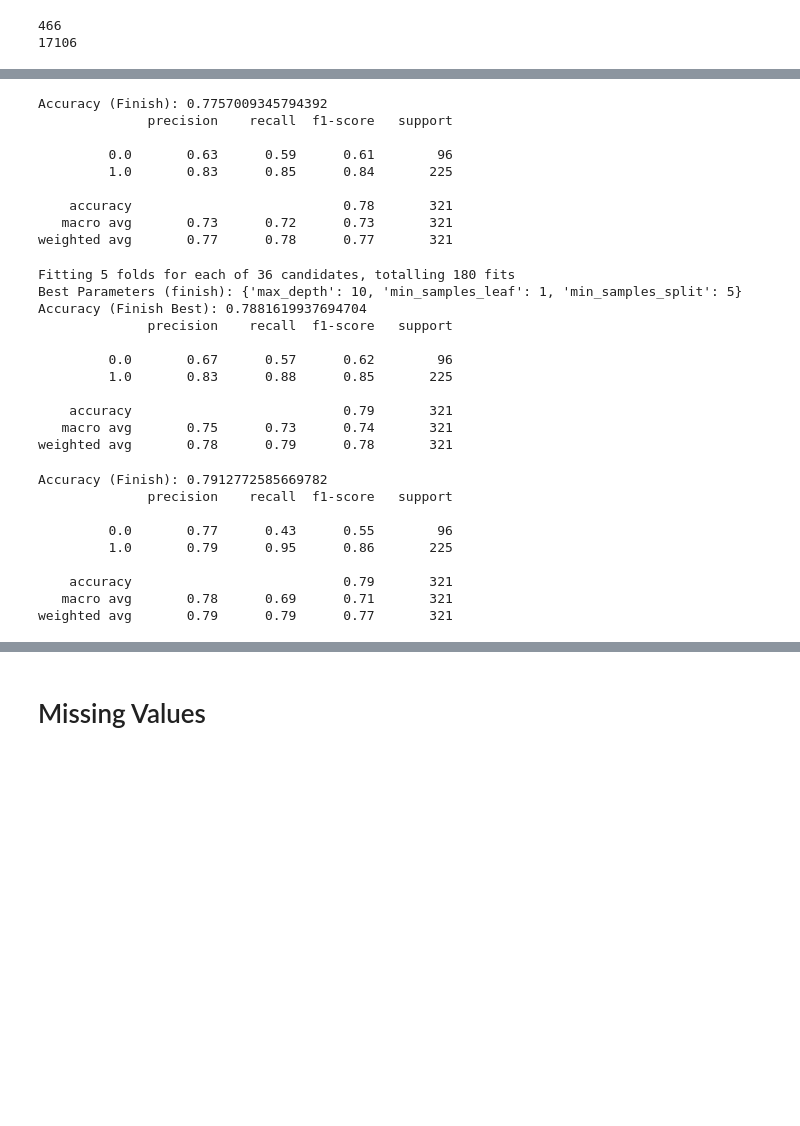
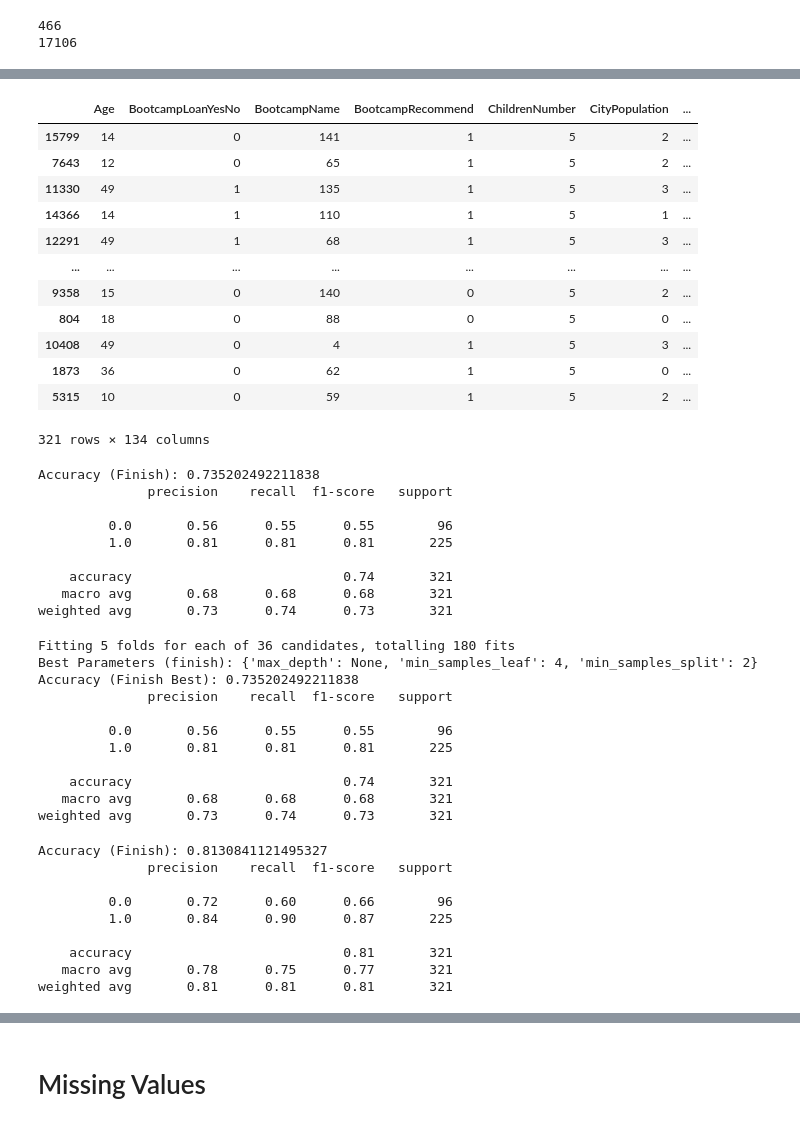
Before and after one commit to AyanaMiranda/Project-2, a Jupyter notebook: 1_Roberta/Robertas_Newcodermodel.ipynb, the cells around one changed output, grey strips where cells are left out. Saved outputs shown, nothing was run; the diff lists cells and outputs as text; code cells hidden in the pictures; blank space fills up the shorter version.

```diff
--- a/1_Roberta/Robertas_Newcodermodel.ipynb
+++ b/1_Roberta/Robertas_Newcodermodel.ipynb
@@ -332,36 +370,52 @@ y_test_finish = pd.read_csv(path_roberta + "y_test_finish.csv").values.ravel()
 # Evaluate the model
 #print("Accuracy (Attend):", accuracy_score(y_test_attend, y_pred_attend))
 #print(classification_report(y_test_attend, y_pred_attend))
+# %%
+X_test_finish
+# %% [output]
+|  | Age | BootcampLoanYesNo | BootcampName | BootcampRecommend | ChildrenNumber | CityPopulation | ... |
+| 15799 | 14 | 0 | 141 | 1 | 5 | 2 | ... |
+| 7643 | 12 | 0 | 65 | 1 | 5 | 2 | ... |
+| 11330 | 49 | 1 | 135 | 1 | 5 | 3 | ... |
+| 14366 | 14 | 1 | 110 | 1 | 5 | 1 | ... |
+| 12291 | 49 | 1 | 68 | 1 | 5 | 3 | ... |
+| ... | ... | ... | ... | ... | ... | ... | ... |
+| 9358 | 15 | 0 | 140 | 0 | 5 | 2 | ... |
+| 804 | 18 | 0 | 88 | 0 | 5 | 0 | ... |
+| 10408 | 49 | 0 | 4 | 1 | 5 | 3 | ... |
+| 1873 | 36 | 0 | 62 | 1 | 5 | 0 | ... |
+| 5315 | 10 | 0 | 59 | 1 | 5 | 2 | ... |
+321 rows × 134 columns
 # %%
 # Initialize the Decision Tree model for finish data
 dt_model_finish = DecisionTreeClassifier(random_state=42)
 
 # Convert categorical variables to dummy/indicator variables
-X_train_finish = pd.get_dummies(X_train_finish)
-X_test_finish = pd.get_dummies(X_test_finish)
+# X_train_finish = pd.get_dummies(X_train_finish) -------------------------------- chnage back if needed 10/29
+# X_test_finish = pd.get_dummies(X_test_finish)   -------------------------------- chnage back if needed 10/29
 
 # Align the columns of train and test sets
-#X_train_attend, X_test_attend = X_train_attend.align(X_test_attend, join='left', axis=1, fill_value=0)
+X_train_finish, X_test_finish = X_train_finish.align(X_test_finish, join='left', axis=1, fill_value=0)
 
 # Fit the model
 dt_model_finish.fit(X_train_finish, y_train_finish)
 
 # Make predictions
+#y_pred_finish = dt_model_finish.predict(X_test_finish)
 y_pred_finish = dt_model_finish.predict(X_test_finish)
-
 # Evaluate the model
 print("Accuracy (Finish):", accuracy_score(y_test_finish, y_pred_finish))
 print(classification_report(y_test_finish, y_pred_finish))
 # %% [output]
-Accuracy (Finish): 0.7757009345794392
+Accuracy (Finish): 0.735202492211838
               precision    recall  f1-score   support
 
-         0.0       0.63      0.59      0.61        96
-         1.0       0.83      0.85      0.84       225
+         0.0       0.56      0.55      0.55        96
+         1.0       0.81      0.81      0.81       225
 
-    accuracy                           0.78       321
-   macro avg       0.73      0.72      0.73       321
-weighted avg       0.77      0.78      0.77       321
+    accuracy                           0.74       321
+   macro avg       0.68      0.68      0.68       321
+weighted avg       0.73      0.74      0.73       321
 # %%
 from sklearn.model_selection import GridSearchCV
 
@@ -384,23 +438,23 @@ print("Best Parameters (finish):", grid_search_finish.best_params_)
 
 # Evaluate the best model
 best_dt_model_finish = grid_search_finish.best_estimator_
-y_pred_finish_best = best_dt_model_finish.predict(X_test_finish)
+y_pred_finish_best = dt_model_finish.predict(X_test_finish)
 
 # Print evaluation metrics
 print("Accuracy (Finish Best):", accuracy_score(y_test_finish, y_pred_finish_best))
 print(classification_report(y_test_finish, y_pred_finish_best))
 # %% [output]
 Fitting 5 folds for each of 36 candidates, totalling 180 fits
-Best Parameters (finish): {'max_depth': 10, 'min_samples_leaf': 1, 'min_samples_split': 5}
-Accuracy (Finish Best): 0.7881619937694704
+Best Parameters (finish): {'max_depth': None, 'min_samples_leaf': 4, 'min_samples_split': 2}
+Accuracy (Finish Best): 0.735202492211838
               precision    recall  f1-score   support
 
-         0.0       0.67      0.57      0.62        96
-         1.0       0.83      0.88      0.85       225
+         0.0       0.56      0.55      0.55        96
+         1.0       0.81      0.81      0.81       225
 
-    accuracy                           0.79       321
-   macro avg       0.75      0.73      0.74       321
-weighted avg       0.78      0.79      0.78       321
+    accuracy                           0.74       321
+   macro avg       0.68      0.68      0.68       321
+weighted avg       0.73      0.74      0.73       321
 # %%
 ### Load the Data
 path_roberta = "datasets/roberta/"
@@ -443,14 +499,15 @@ y_test_finish.to_csv(path_roberta + "y_test_finish.csv", index=False)
 # print("Accuracy (Attend):", accuracy_score(y_test_attend, y_pred_attend))
 # print(classification_report(y_test_attend, y_pred_attend))
 # %%
-X_train_finish = pd.read_csv("datasets/roberta/X_train_finish.csv")
-y_train_finish = pd.read_csv("datasets/roberta/y_train_finish.csv").values.ravel()
-X_test_finish = pd.read_csv("datasets/roberta/X_test_finish.csv")
-y_test_finish = pd.read_csv("datasets/roberta/y_test_finish.csv").values.ravel()
+# ###Train a Random Forest Model
+# X_train_finish = pd.read_csv("datasets/roberta/X_train_finish.csv")
+# y_train_finish = pd.read_csv("datasets/roberta/y_train_finish.csv").values.ravel()
+# X_test_finish = pd.read_csv("datasets/roberta/X_test_finish.csv")
+# y_test_finish = pd.read_csv("datasets/roberta/y_test_finish.csv").values.ravel()
 
 # Convert categorical variables to dummy/indicator variables
-X_train_finish = pd.get_dummies(X_train_finish)
-X_test_finish = pd.get_dummies(X_test_finish)
+# X_train_finish = pd.get_dummies(X_train_finish)
+# X_test_finish = pd.get_dummies(X_test_finish)
 
 # Align the columns of train and test sets
 X_train_finish, X_test_finish = X_train_finish.align(X_test_finish, join='left', axis=1, fill_value=0)
@@ -462,12 +519,12 @@ y_pred_finish = rf_model_finish.predict(X_test_finish)
 print("Accuracy (Finish):", accuracy_score(y_test_finish, y_pred_finish))
 print(classification_report(y_test_finish, y_pred_finish))
 # %% [output]
-Accuracy (Finish): 0.7912772585669782
+Accuracy (Finish): 0.8130841121495327
               precision    recall  f1-score   support
 
-         0.0       0.77      0.43      0.55        96
-         1.0       0.79      0.95      0.86       225
+         0.0       0.72      0.60      0.66        96
+         1.0       0.84      0.90      0.87       225
 
-    accuracy                           0.79       321
-   macro avg       0.78      0.69      0.71       321
-weighted avg       0.79      0.79      0.77       321
+    accuracy                           0.81       321
+   macro avg       0.78      0.75      0.77       321
+weighted avg       0.81      0.81      0.81       321
```
Also changed, not shown: parts of 13 cells of this notebook, 9 other files.
